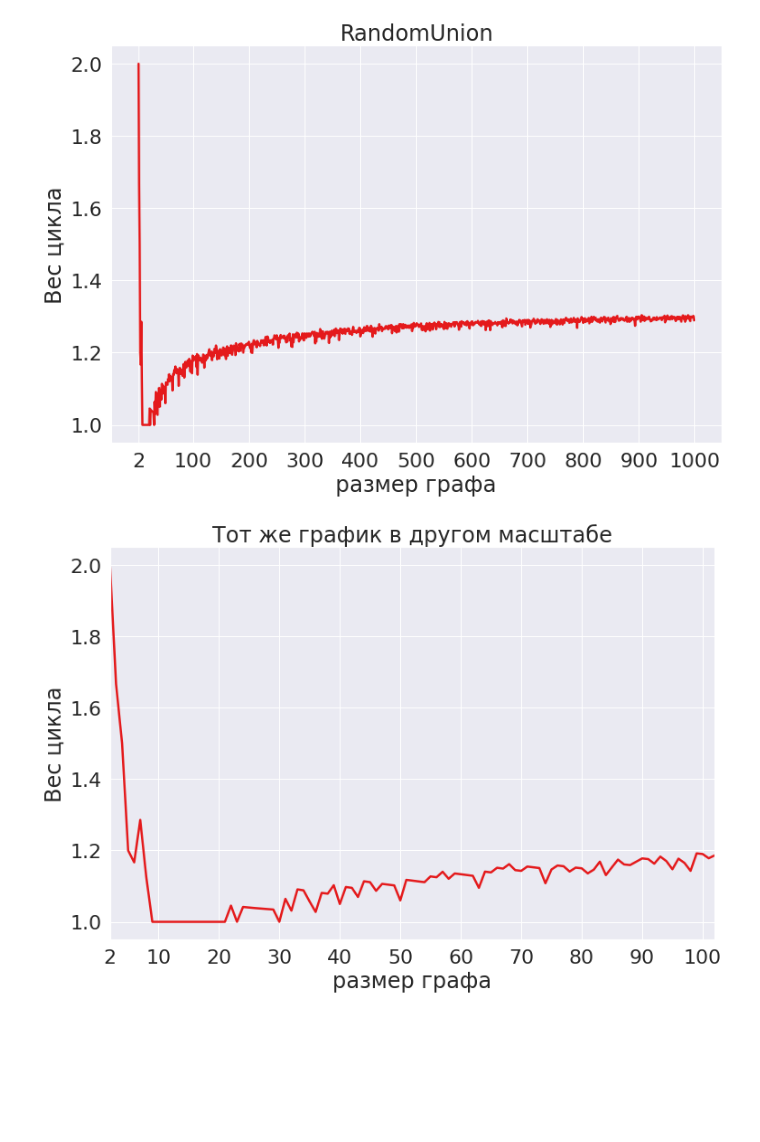
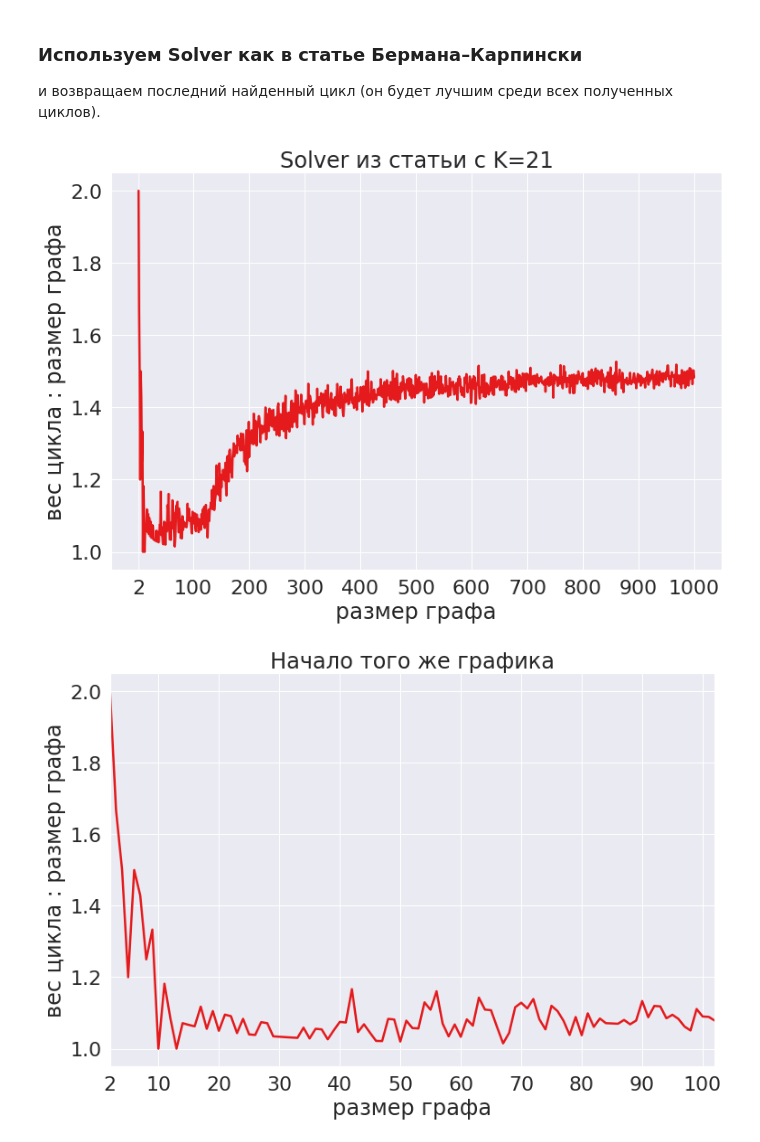
Before and after one commit to falseness/tsp, a Jupyter notebook: project.ipynb, the cells around one changed output. Cells and saved outputs as stored; diff of their text form; code cells hidden in the pictures; blank space fills up the shorter version.

```diff
--- a/project.ipynb
+++ b/project.ipynb
@@ -93,10 +99,11 @@ for graph_size in tqdm(range(2, 1000)):
-# %%
-draw_result_graph(results, 'RandomUnion')
-# %% [output]
-[figure, removed]
-# %%
-draw_first100_graphs(results, 'Тот же график в другом масштабе')
-# %% [output]
-[figure, removed]
+# %% [markdown]
+### Используем Solver как в статье Бермана–Карпински
+и возвращаем последний найденный цикл (он будет лучшим среди всех полученных циклов).
 # %%
 results = run_random_graphs(1000)
+# %%
+draw_result_graph(results, 'Solver из статьи с K=21')
+draw_first100_graphs(results)
+# %% [output]
+[figure, added]
+[figure, added]
```
Also changed, not shown: parts of 44 cells of this notebook, 9 other files.
